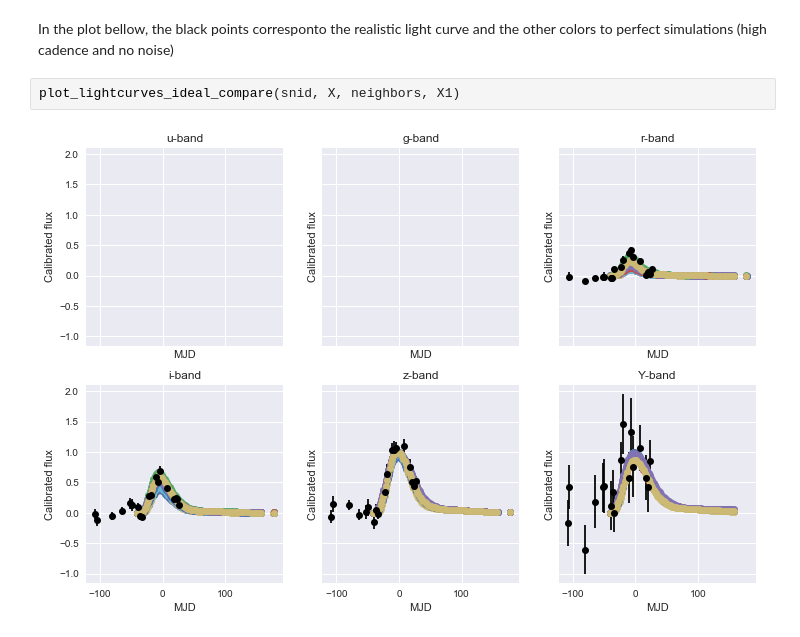
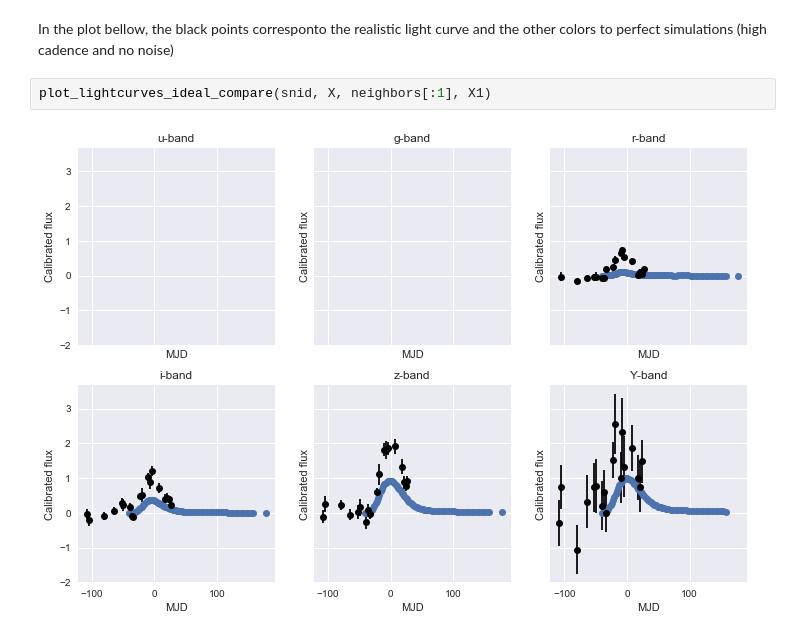
Before and after one commit to emilleishida/PLAsTiCC_Validation, a Jupyter notebook: pkl/MODEL01/PLAsTiCC_validation_MODEL01.ipynb, the cells around one changed output. Saved outputs shown, nothing was run; the diff lists cells and outputs as text.

```diff
--- a/pkl/MODEL01/PLAsTiCC_validation_MODEL01.ipynb
+++ b/pkl/MODEL01/PLAsTiCC_validation_MODEL01.ipynb
@@ -372,6 +373,6 @@ def plot_lightcurves_ideal_compare(snid, X, neighbors, X1):
 # %% [markdown]
 In the plot bellow, the black points corresponto the realistic light curve and the other colors to perfect simulations (high cadence and no noise)
 # %%
-plot_lightcurves_ideal_compare(snid, X, neighbors, X1)
+plot_lightcurves_ideal_compare(snid, X, neighbors[:1], X1)
 # %% [output]
-[figure, old version]
+[figure, new version]
```
Also changed, not shown: parts of 28 cells of this notebook.
